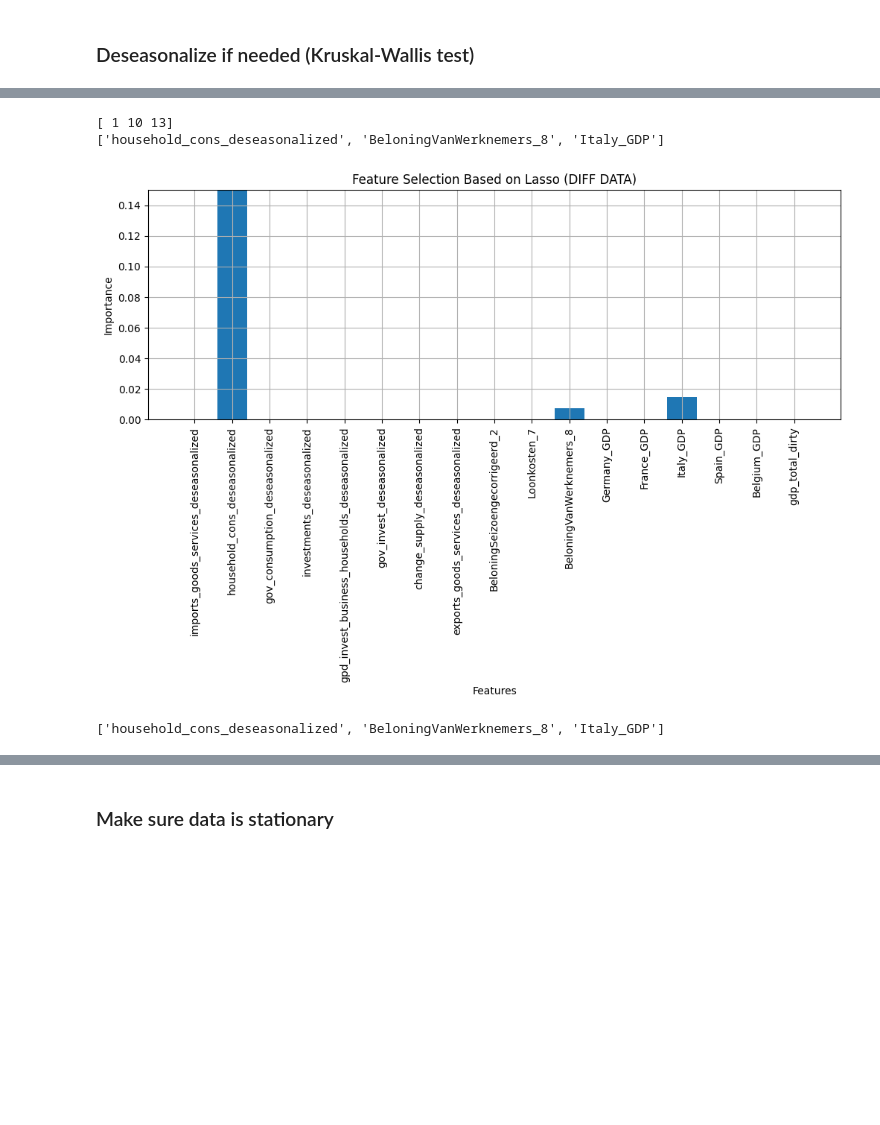
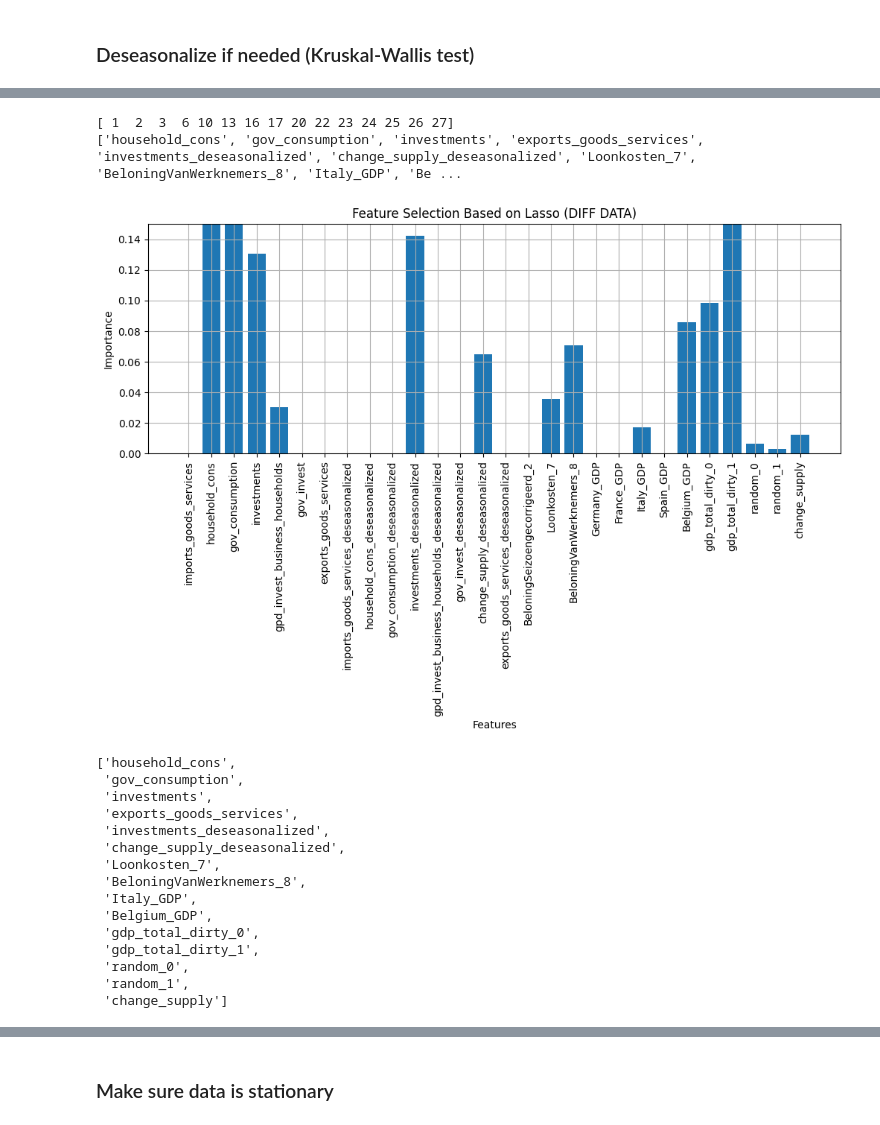
Before and after one commit to powell001/NowCast_Data_v2, a Jupyter notebook: src/a06_forecastQuarterlyData_withQuarterlyData_Lasso.ipynb, the cells around one changed output, grey strips where cells are left out. Saved outputs shown, nothing was run; the diff lists cells and outputs as text; code cells hidden in the pictures; blank space fills up the shorter version.

```diff
--- a/src/a06_forecastQuarterlyData_withQuarterlyData_Lasso.ipynb
+++ b/src/a06_forecastQuarterlyData_withQuarterlyData_Lasso.ipynb
@@ -118,0 +84,11 @@ scaled_features_df.head()
+# %%
+
+#############################
+# change name if seasonally adjusted for code consistency
+#############################
+if(any([col for col in df1.columns if 'gdp_total_deseasonalized' in col])):
+    df1.insert(0, 'gdp_total', df1.pop('gdp_total_deseasonalized'))
+
+df1.head()
+
+print(df1.shape)
@@ -118,0 +99,11 @@ scaled_features_df.head()
+# %%
+
+# create a sure-fire predictor
+df1['gdp_total_dirty_0'] = [random.random() * 20000 for _ in range(0, len(df1))] + df1['gdp_total']
+df1['gdp_total_dirty_1'] = [random.random() * 20000 for _ in range(0, len(df1))] + df1['gdp_total']
+
+# randos
+df1['random_0'] = [random.random() for _ in range(0, len(df1))]
+df1['random_1'] = [random.random() for _ in range(0, len(df1))]
+
+print(df1.shape)
@@ -118,0 +114,8 @@ scaled_features_df.head()
+# %%
+# scale data to make comparable
+
+df2 = np.log(df1.loc[:, ~df1.columns.isin(['change_supply', 'change_supply_deseasonalized'])])
+df2['change_supply']= df1['change_supply']
+df1 = df2.copy()
+
+print(df1.shape)
@@ -185,7 +266,21 @@ lassoreg(scaled_features_df, alpha=0.1, title='Feature Selection Based on Lasso
 # %%
-lassoreg(scaled_features_df.diff().dropna(), alpha=0.01, title='Feature Selection Based on Lasso (DIFF DATA)')
+lassoreg(scaled_features_df.diff().dropna(), alpha=0.001, title='Feature Selection Based on Lasso (DIFF DATA)')
 # %% [output]
-[ 1 10 13]
-['household_cons_deseasonalized', 'BeloningVanWerknemers_8', 'Italy_GDP']
+[ 1  2  3  6 10 13 16 17 20 22 23 24 25 26 27]
+['household_cons', 'gov_consumption', 'investments', 'exports_goods_services', 'investments_deseasonalized', 'change_supply_deseasonalized', 'Loonkosten_7', 'BeloningVanWerknemers_8', 'Italy_GDP', 'Be ...
-[figure, old version]
+[figure, new version]
-['household_cons_deseasonalized', 'BeloningVanWerknemers_8', 'Italy_GDP']
+['household_cons',
+ 'gov_consumption',
+ 'investments',
+ 'exports_goods_services',
+ 'investments_deseasonalized',
+ 'change_supply_deseasonalized',
+ 'Loonkosten_7',
+ 'BeloningVanWerknemers_8',
+ 'Italy_GDP',
+ 'Belgium_GDP',
+ 'gdp_total_dirty_0',
+ 'gdp_total_dirty_1',
+ 'random_0',
+ 'random_1',
+ 'change_supply']
```
Also changed, not shown: parts of 61 cells of this notebook.
